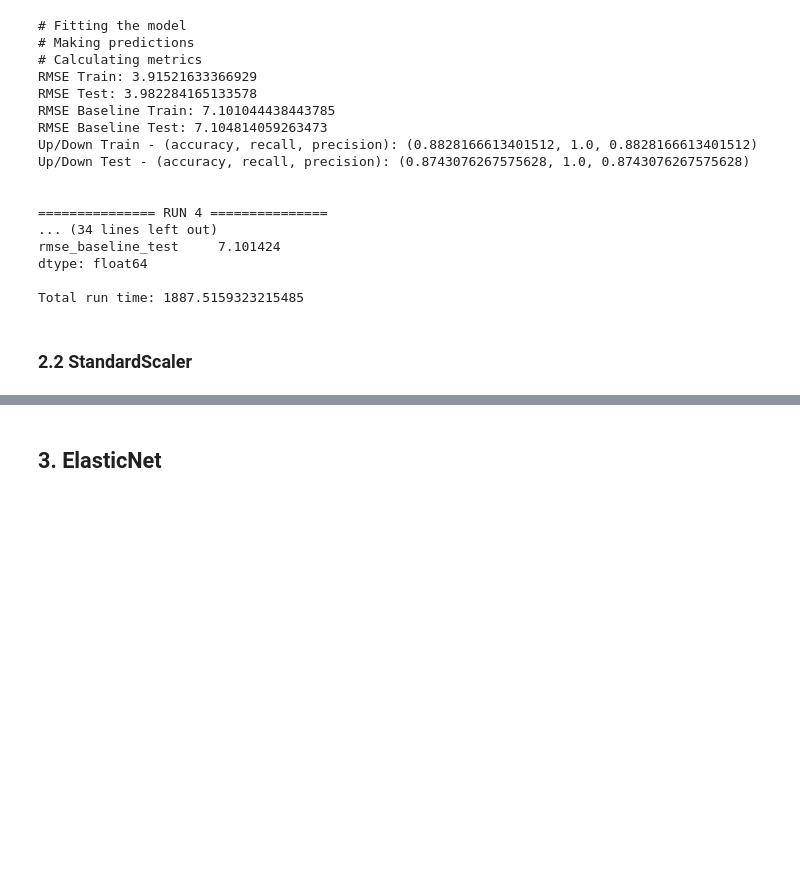
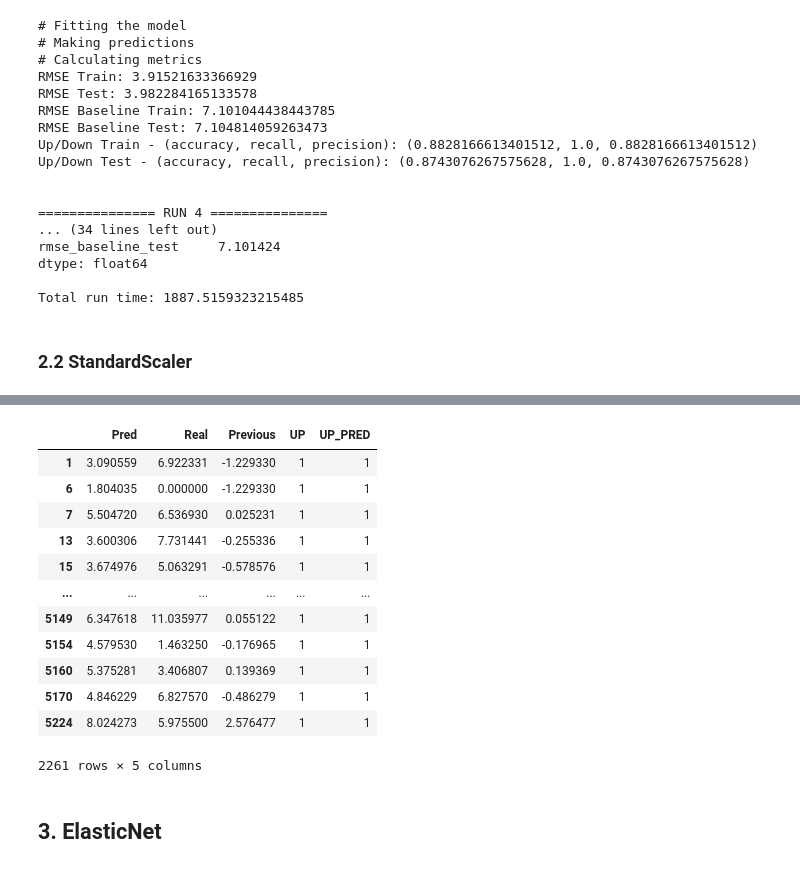
Before and after one commit to pypas/suicities-datasus, a Jupyter notebook: Models/Regression/regression_models.ipynb, the cells around one changed output, grey strips where cells are left out. Cells and saved outputs as stored; diff of their text form; code cells hidden in the pictures; blank space fills up the shorter version.

```diff
--- a/Models/Regression/regression_models.ipynb
+++ b/Models/Regression/regression_models.ipynb
@@ -759,3 +759,32 @@ Total run time: 5089.37757897377
+# %%
+def calcUpMetrics2(y_pred, y_test, X_test):
+    up_df = pd.DataFrame({"Pred": y_pred, "Real": y_test, "Previous": X_test["PREVIOUS"]})
+    up_df["UP"] = up_df["Previous"] < up_df["Real"]
+    up_df["UP_PRED"] = up_df["Previous"] < up_df["Pred"]
+    up_df["UP"] = up_df["UP"].astype(int)
+    up_df["UP_PRED"] = up_df["UP_PRED"].astype(int)
+    return up_df
+
+up_down_train = calcUpMetrics2(y_pred_train,y_train,X_train)
+up_down_test = calcUpMetrics2(y_pred,y_test,X_test)
+# %%
+# metrics.confusion_matrix(up_df["UP"], up_df["UP_PRED"])
+# up_down_train[(up_down_train["UP"] == 0) & (up_down_train["Real"] != 0.0)].head(50)
+up_down_test[up_down_test["UP"] == 1]
+# %% [output]
+|  | Pred | Real | Previous | UP | UP_PRED |
+| 1 | 3.090559 | 6.922331 | -1.229330 | 1 | 1 |
+| 6 | 1.804035 | 0.000000 | -1.229330 | 1 | 1 |
+| 7 | 5.504720 | 6.536930 | 0.025231 | 1 | 1 |
+| 13 | 3.600306 | 7.731441 | -0.255336 | 1 | 1 |
+| 15 | 3.674976 | 5.063291 | -0.578576 | 1 | 1 |
+| ... | ... | ... | ... | ... | ... |
+| 5149 | 6.347618 | 11.035977 | 0.055122 | 1 | 1 |
+| 5154 | 4.579530 | 1.463250 | -0.176965 | 1 | 1 |
+| 5160 | 5.375281 | 3.406807 | 0.139369 | 1 | 1 |
+| 5170 | 4.846229 | 6.827570 | -0.486279 | 1 | 1 |
+| 5224 | 8.024273 | 5.975500 | 2.576477 | 1 | 1 |
+2261 rows × 5 columns
 # %% [markdown]
 ## 3. ElasticNet
 # %%
```
Also changed, not shown: parts of 1 cell of this notebook.
